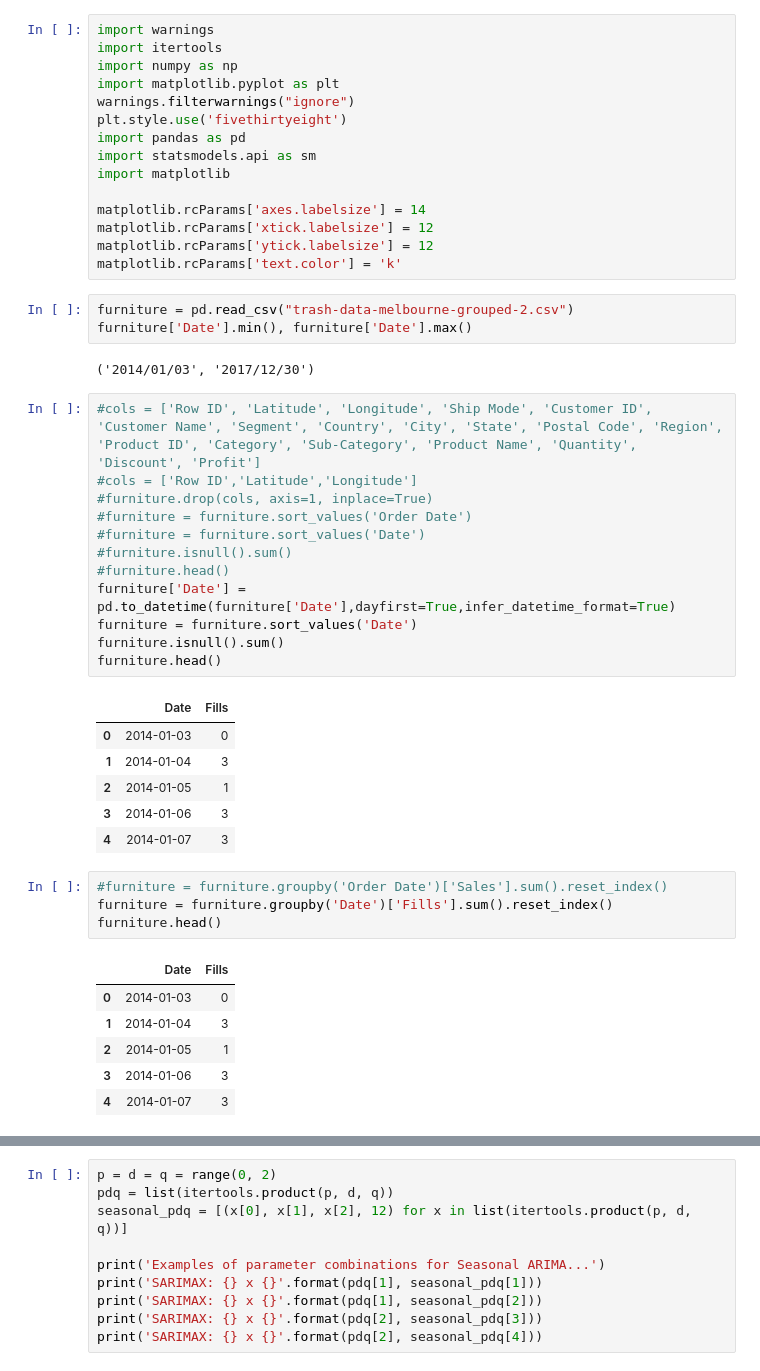
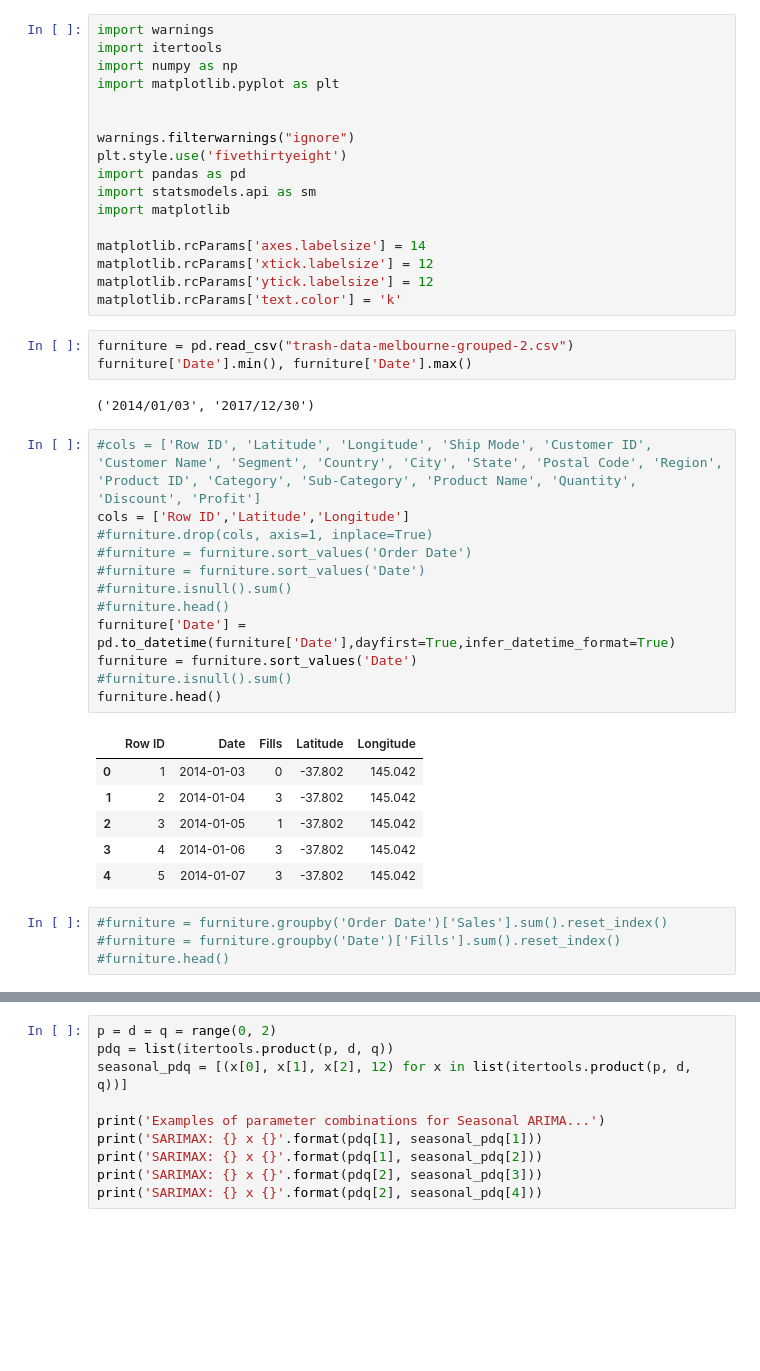
Before and after one commit to SJSU272LabF18/SmartBin, a Jupyter notebook: Arima-Prediction.ipynb, the cells around one changed output, grey strips where cells are left out. Cells and saved outputs as stored; diff of their text form; blank space fills up the shorter version.

```diff
--- a/Arima-Prediction.ipynb
+++ b/Arima-Prediction.ipynb
@@ -3,6 +3,8 @@ import warnings
 import itertools
 import numpy as np
 import matplotlib.pyplot as plt
+
+
 warnings.filterwarnings("ignore")
 plt.style.use('fivethirtyeight')
 import pandas as pd
@@ -20,34 +22,27 @@ furniture['Date'].min(), furniture['Date'].max()
 ('2014/01/03', '2017/12/30')
 # %%
 #cols = ['Row ID', 'Latitude', 'Longitude', 'Ship Mode', 'Customer ID', 'Customer Name', 'Segment', 'Country', 'City', 'State', 'Postal Code', 'Region', 'Product ID', 'Category', 'Sub-Category', 'Product Name', 'Quantity', 'Discount', 'Profit']
-#cols = ['Row ID','Latitude','Longitude']
+cols = ['Row ID','Latitude','Longitude']
 #furniture.drop(cols, axis=1, inplace=True)
 #furniture = furniture.sort_values('Order Date')
 #furniture = furniture.sort_values('Date')
 #furniture.isnull().sum()
 #furniture.head()
 furniture['Date'] = pd.to_datetime(furniture['Date'],dayfirst=True,infer_datetime_format=True)
 furniture = furniture.sort_values('Date')
-furniture.isnull().sum()
+#furniture.isnull().sum()
 furniture.head()
 # %% [output]
-|  | Date | Fills |
-| 0 | 2014-01-03 | 0 |
-| 1 | 2014-01-04 | 3 |
-| 2 | 2014-01-05 | 1 |
-| 3 | 2014-01-06 | 3 |
-| 4 | 2014-01-07 | 3 |
+|  | Row ID | Date | Fills | Latitude | Longitude |
+| 0 | 1 | 2014-01-03 | 0 | -37.802 | 145.042 |
+| 1 | 2 | 2014-01-04 | 3 | -37.802 | 145.042 |
+| 2 | 3 | 2014-01-05 | 1 | -37.802 | 145.042 |
+| 3 | 4 | 2014-01-06 | 3 | -37.802 | 145.042 |
+| 4 | 5 | 2014-01-07 | 3 | -37.802 | 145.042 |
 # %%
 #furniture = furniture.groupby('Order Date')['Sales'].sum().reset_index()
-furniture = furniture.groupby('Date')['Fills'].sum().reset_index()
-furniture.head()
+#furniture = furniture.groupby('Date')['Fills'].sum().reset_index()
+#furniture.head()
-# %% [output]
-|  | Date | Fills |
-| 0 | 2014-01-03 | 0 |
-| 1 | 2014-01-04 | 3 |
-| 2 | 2014-01-05 | 1 |
-| 3 | 2014-01-06 | 3 |
-| 4 | 2014-01-07 | 3 |
 # %%
 #furniture = furniture.set_index('Order Date')
 furniture = furniture.set_index('Date')
```
Also changed, not shown: parts of 16 cells of this notebook.
